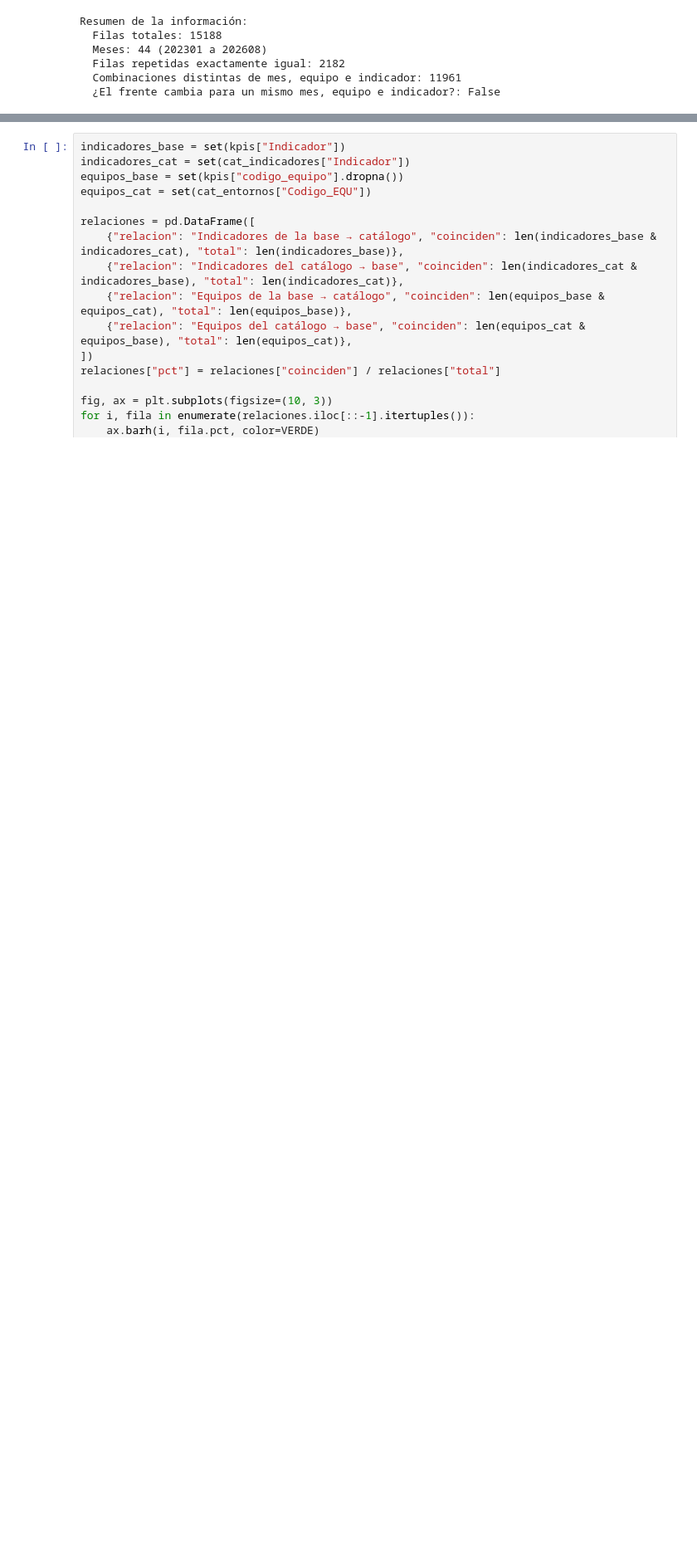
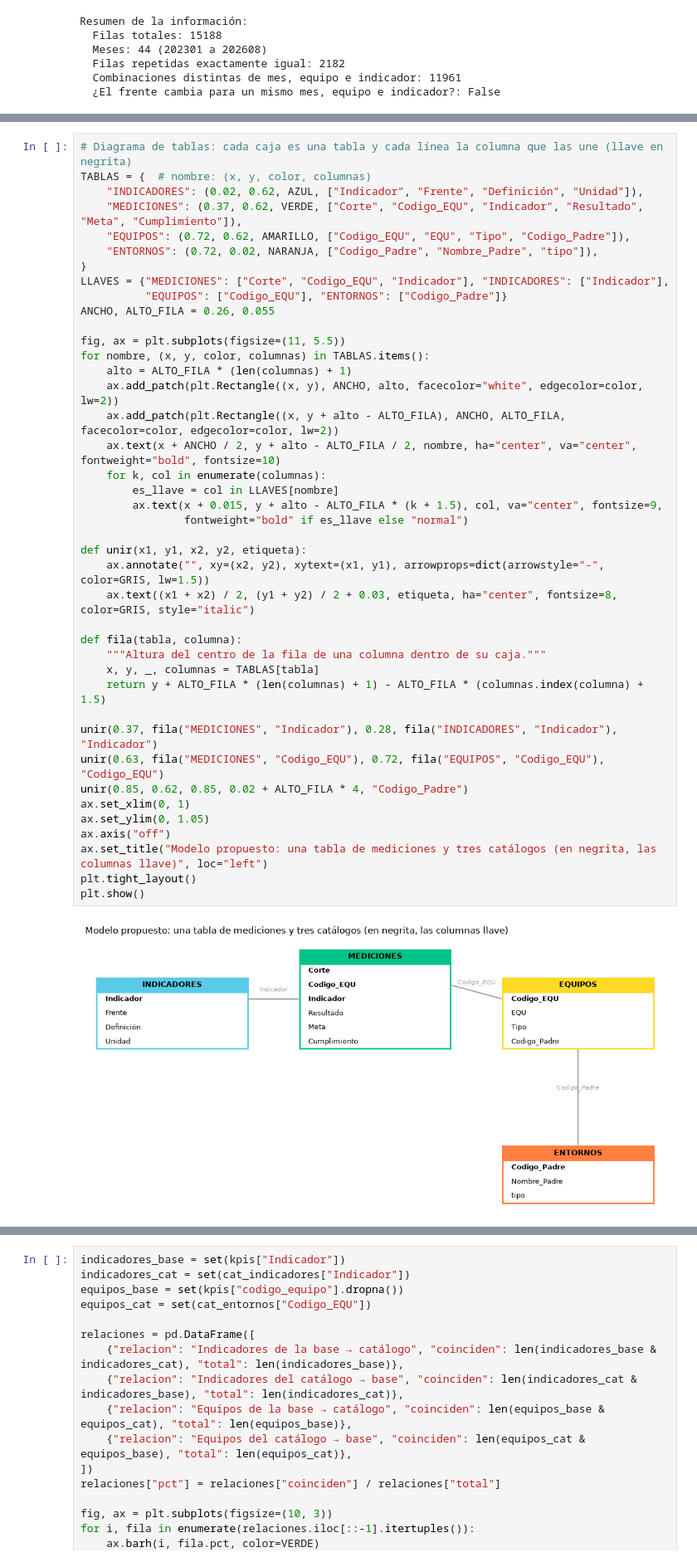
Before and after one commit to santiagoneusa/cib-de-technical-interview, a Jupyter notebook: 1_experimentacion/notebooks/1_1_exploracion_datos.ipynb, the cells around one changed output, grey strips where cells are left out. Shown at 83% size. Saved outputs shown, nothing was run; the diff lists cells and outputs as text; blank space fills up the shorter version.

Commit message:
1.1.b: diagrama de tablas dibujado como gráfica para que se vea en cualquier visor
Co-Authored-By: Claude Opus 5.5 <noreply@anthropic.com>

```diff
--- a/1_experimentacion/notebooks/1_1_exploracion_datos.ipynb
+++ b/1_experimentacion/notebooks/1_1_exploracion_datos.ipynb
@@ -86 +93,44 @@ Resumen de la información:
+# %%
+# Diagrama de tablas: cada caja es una tabla y cada línea la columna que las une (llave en negrita)
+TABLAS = {  # nombre: (x, y, color, columnas)
+    "INDICADORES": (0.02, 0.62, AZUL, ["Indicador", "Frente", "Definición", "Unidad"]),
+    "MEDICIONES": (0.37, 0.62, VERDE, ["Corte", "Codigo_EQU", "Indicador", "Resultado", "Meta", "Cumplimiento"]),
+    "EQUIPOS": (0.72, 0.62, AMARILLO, ["Codigo_EQU", "EQU", "Tipo", "Codigo_Padre"]),
+    "ENTORNOS": (0.72, 0.02, NARANJA, ["Codigo_Padre", "Nombre_Padre", "tipo"]),
+}
+LLAVES = {"MEDICIONES": ["Corte", "Codigo_EQU", "Indicador"], "INDICADORES": ["Indicador"],
+          "EQUIPOS": ["Codigo_EQU"], "ENTORNOS": ["Codigo_Padre"]}
+ANCHO, ALTO_FILA = 0.26, 0.055
+
+fig, ax = plt.subplots(figsize=(11, 5.5))
+for nombre, (x, y, color, columnas) in TABLAS.items():
+    alto = ALTO_FILA * (len(columnas) + 1)
+    ax.add_patch(plt.Rectangle((x, y), ANCHO, alto, facecolor="white", edgecolor=color, lw=2))
+    ax.add_patch(plt.Rectangle((x, y + alto - ALTO_FILA), ANCHO, ALTO_FILA, facecolor=color, edgecolor=color, lw=2))
+    ax.text(x + ANCHO / 2, y + alto - ALTO_FILA / 2, nombre, ha="center", va="center", fontweight="bold", fontsize=10)
+    for k, col in enumerate(columnas):
+        es_llave = col in LLAVES[nombre]
+        ax.text(x + 0.015, y + alto - ALTO_FILA * (k + 1.5), col, va="center", fontsize=9,
+                fontweight="bold" if es_llave else "normal")
+
+def unir(x1, y1, x2, y2, etiqueta):
+    ax.annotate("", xy=(x2, y2), xytext=(x1, y1), arrowprops=dict(arrowstyle="-", color=GRIS, lw=1.5))
+    ax.text((x1 + x2) / 2, (y1 + y2) / 2 + 0.03, etiqueta, ha="center", fontsize=8, color=GRIS, style="italic")
+
+def fila(tabla, columna):
+    """Altura del centro de la fila de una columna dentro de su caja."""
+    x, y, _, columnas = TABLAS[tabla]
+    return y + ALTO_FILA * (len(columnas) + 1) - ALTO_FILA * (columnas.index(columna) + 1.5)
+
+unir(0.37, fila("MEDICIONES", "Indicador"), 0.28, fila("INDICADORES", "Indicador"), "Indicador")
+unir(0.63, fila("MEDICIONES", "Codigo_EQU"), 0.72, fila("EQUIPOS", "Codigo_EQU"), "Codigo_EQU")
+unir(0.85, 0.62, 0.85, 0.02 + ALTO_FILA * 4, "Codigo_Padre")
+ax.set_xlim(0, 1)
+ax.set_ylim(0, 1.05)
+ax.axis("off")
+ax.set_title("Modelo propuesto: una tabla de mediciones y tres catálogos (en negrita, las columnas llave)", loc="left")
+plt.tight_layout()
+plt.show()
+# %% [output]
+[figure, added]
 # %% [markdown]
```
Also changed, not shown: parts of 2 cells of this notebook.
